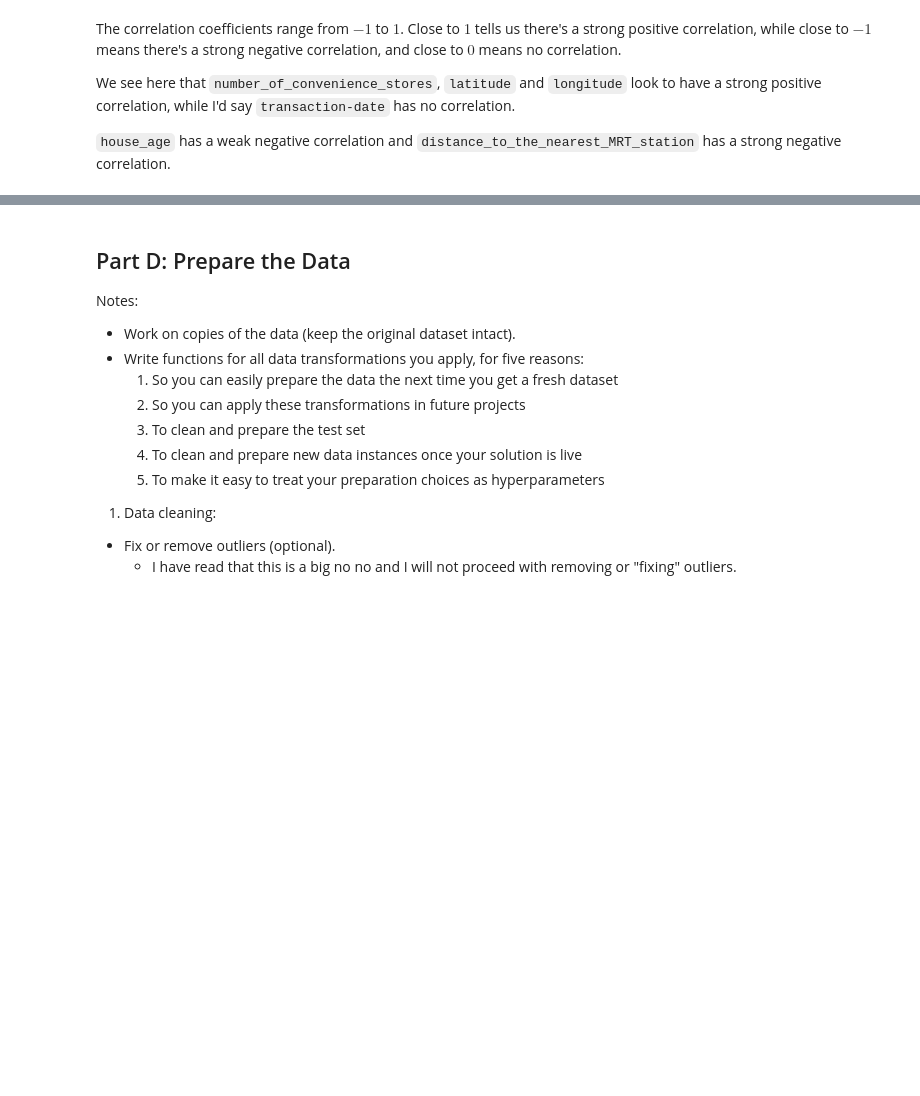
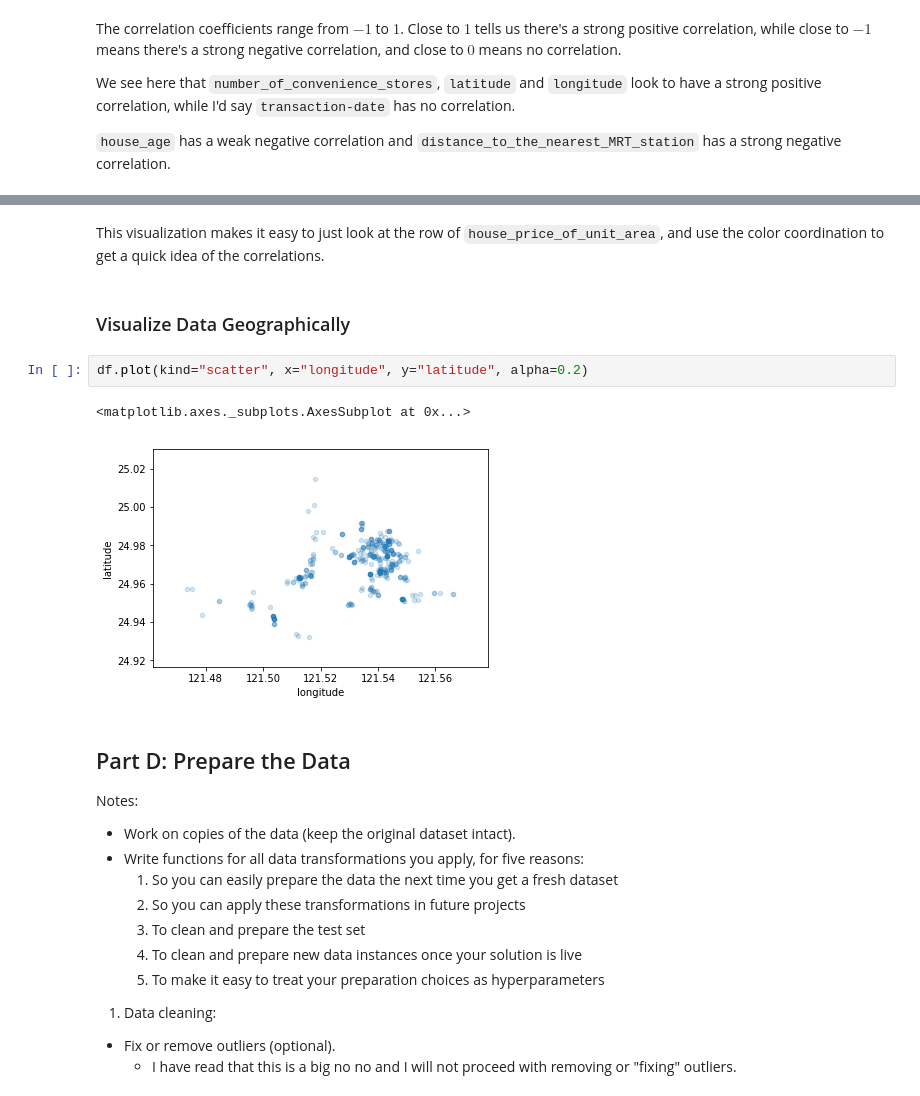
Before and after one commit to GregHilston/hands-on-machine-learning-with-scikit-learn-and-tensorflow, a Jupyter notebook: chapter-two-end-to-end-machine-learning-project/notebooks/chapter-two-end-to-end-project.ipynb, the cells around one changed output, grey strips where cells are left out. Cells and saved outputs as stored; diff of their text form; blank space fills up the shorter version.

```diff
--- a/chapter-two-end-to-end-machine-learning-project/notebooks/chapter-two-end-to-end-project.ipynb
+++ b/chapter-two-end-to-end-machine-learning-project/notebooks/chapter-two-end-to-end-project.ipynb
@@ -666,3 +684,12 @@ We see here that `number_of_convenience_stores`, `latitude` and `longitude` look
+# %% [markdown]
+This visualization makes it easy to just look at the row of `house_price_of_unit_area`, and use the color coordination to get a quick idea of the correlations.
+# %% [markdown]
+### Visualize Data Geographically
+# %%
+df.plot(kind="scatter", x="longitude", y="latitude", alpha=0.2)
+# %% [output]
+<matplotlib.axes._subplots.AxesSubplot at 0x...>
+[figure, added]
 # %% [markdown]
 ## Part D: Prepare the Data
 
```
Also changed, not shown: parts of 36 cells of this notebook, 1 other file.
